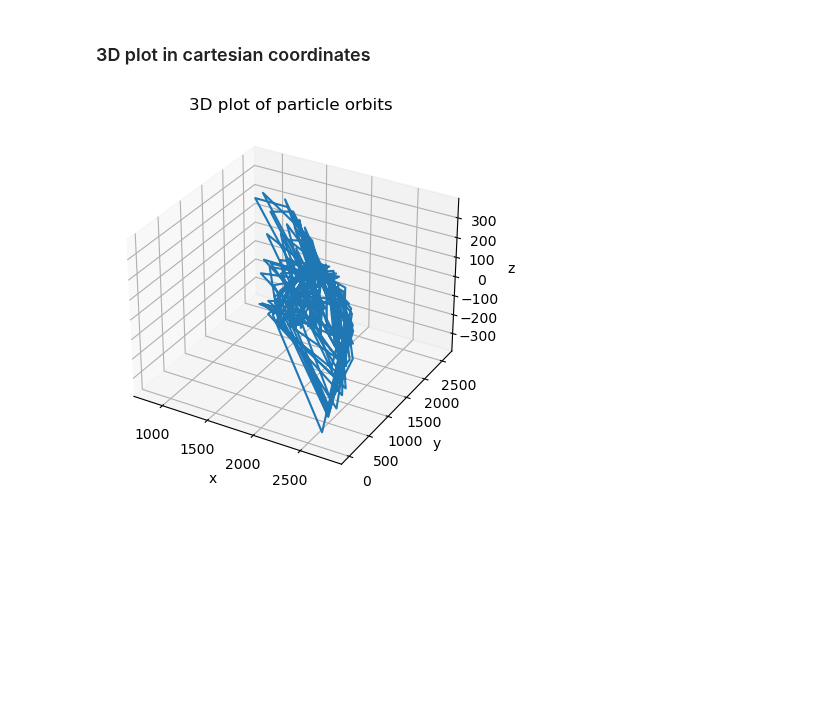
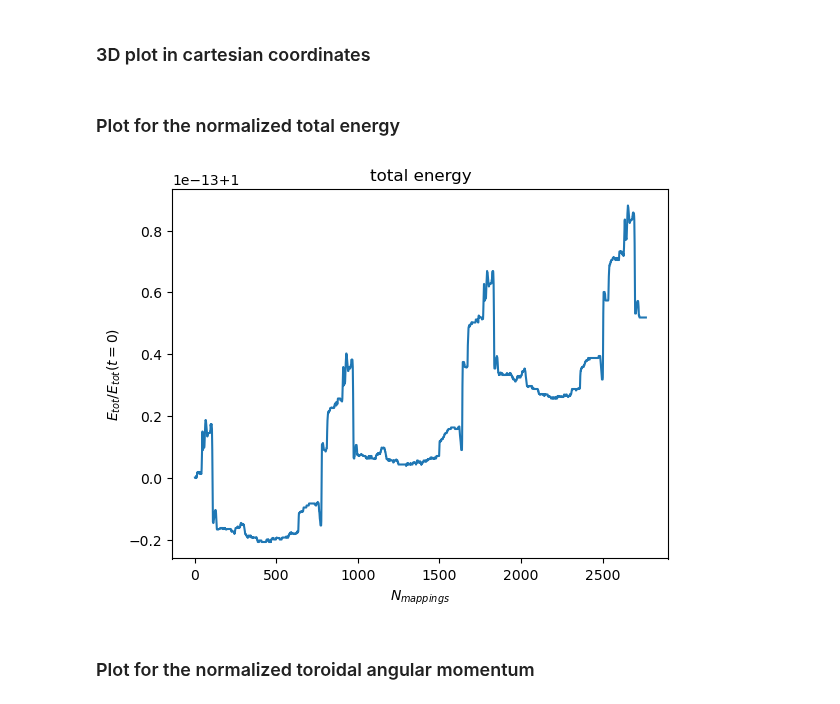
Before and after one commit to itpplasma/GORILLA, a Jupyter notebook: JUPYTER/plotting_tutorial.ipynb, the cells around one changed output. Saved outputs shown, nothing was run; the diff lists cells and outputs as text; code cells hidden in the pictures; blank space fills up the shorter version.

Commit message:
Finished the Plotting Tutorial Notebook and translated example_1 into PYTHON

```diff
--- a/JUPYTER/plotting_tutorial.ipynb
+++ b/JUPYTER/plotting_tutorial.ipynb
@@ -403,11 +403,11 @@ tetra_grid['tetra_grid_nml']['filename_mesh_sthetaphi'] = 'mesh_sthetaphi.obj'
 
 4 ... Multiple orbits - Starting positions and pitch for orbits are taken from drift surfaces with regular spacing (see below)
 # %%
-gorilla_plot['gorilla_plot_nml']['i_orbit_options'] = 1
+gorilla_plot['gorilla_plot_nml']['i_orbit_options'] = 2
 # %% [markdown]
 ### Total individual orbit flight time for plotting
 # %%
-gorilla_plot['gorilla_plot_nml']['total_orbit_time'] = 2
+gorilla_plot['gorilla_plot_nml']['total_orbit_time'] = 1
 # %% [markdown]
 ### Total energy of particle in eV
 # %%
@@ -435,7 +435,7 @@ gorilla_plot['gorilla_plot_nml']['filename_poincare_phi_0_sthetaphi'] = 'poincar
 # %% [markdown]
 ##### Switch for plotting Poincaré cuts ($v_{\parallel} = 0$)
 # %%
-gorilla_plot['gorilla_plot_nml']['boole_poincare_vpar_0'] = False
+gorilla_plot['gorilla_plot_nml']['boole_poincare_vpar_0'] = True
 # %% [markdown]
 ##### Number of skipped (non-printed) Poincaré cuts ($v_{\parallel} = 0$)
 # %%
@@ -453,7 +453,7 @@ gorilla_plot['gorilla_plot_nml']['filename_poincare_vpar_0_sthetaphi'] = 'poinca
 # %% [markdown]
 ##### Switch for plotting full orbit
 # %%
-gorilla_plot['gorilla_plot_nml']['boole_full_orbit'] = True
+gorilla_plot['gorilla_plot_nml']['boole_full_orbit'] = False
 # %% [markdown]
 ##### Number of skipped (non-printed tetrahedra passings) full orbit
 # %%
@@ -701,5 +704,22 @@ if (gorilla_plot['gorilla_plot_nml']['boole_full_orbit']):
     ax1.set_ylabel('y')
     ax1.set_zlabel('z')
     fig1.savefig(path_data_plots + '/full_orbit_xyz' + extension)
-# %% [output]
-[figure, removed]
+# %% [markdown]
+### Plot for the normalized total energy
+# %%
+if (gorilla_plot['gorilla_plot_nml']['boole_e_tot']):
+
+    energy_data = np.genfromtxt(path_script2RUN + '/' + gorilla_plot['gorilla_plot_nml']['filename_e_tot'])
+    energy = energy_data[:,1]
+    mappings = energy_data[:,0]
+
+    fig1 = plt.figure()
+    plt.plot(mappings, energy/energy[0])
+    plt.title('total energy')
+    plt.xlabel('$N_{mappings}$')
+    plt.ylabel('$E_{tot}/E_{tot}(t=0)$')
+    fig1.savefig(path_data_plots + '/e_tot' + extension)
+# %% [output]
+[figure, added]
+# %% [markdown]
+### Plot for the normalized toroidal angular momentum
```
Also changed, not shown: parts of 5 cells of this notebook, 1 other file.
